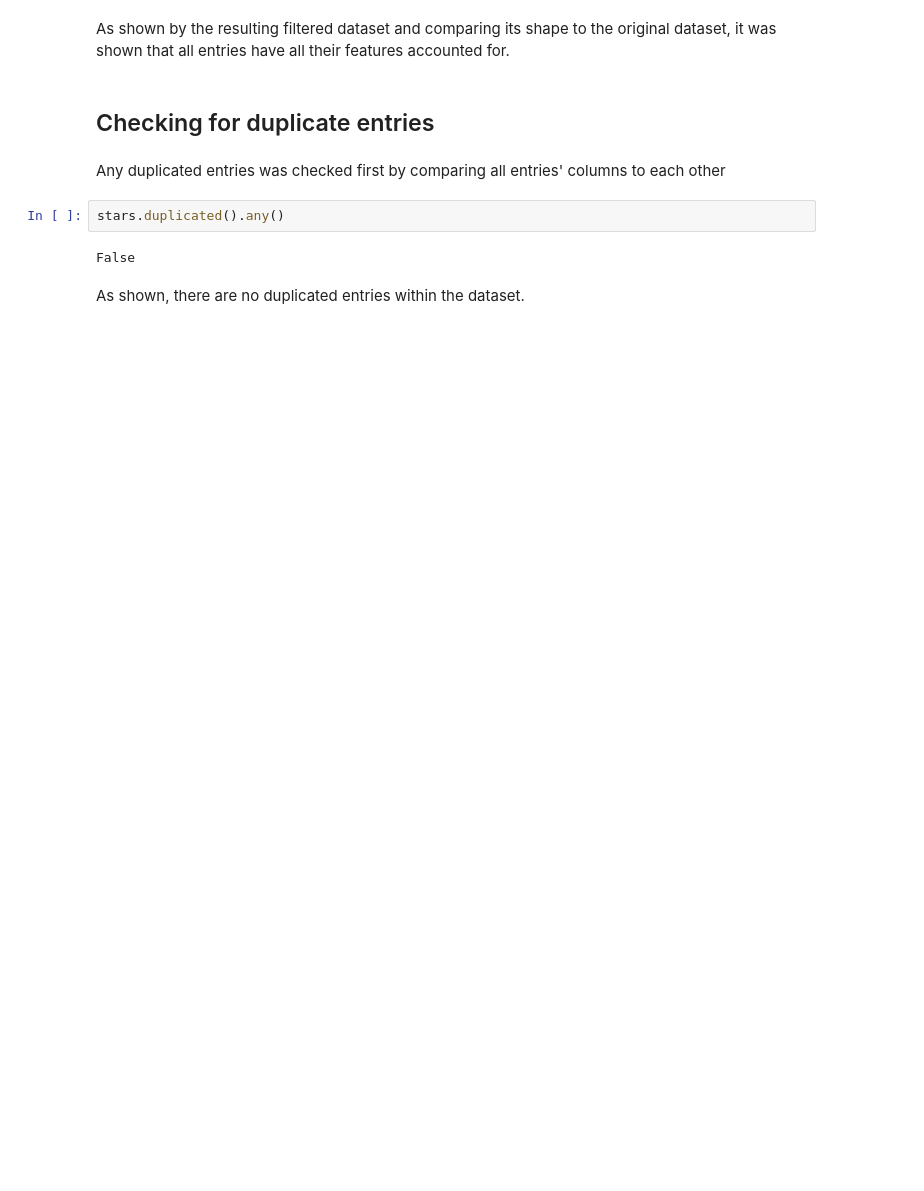
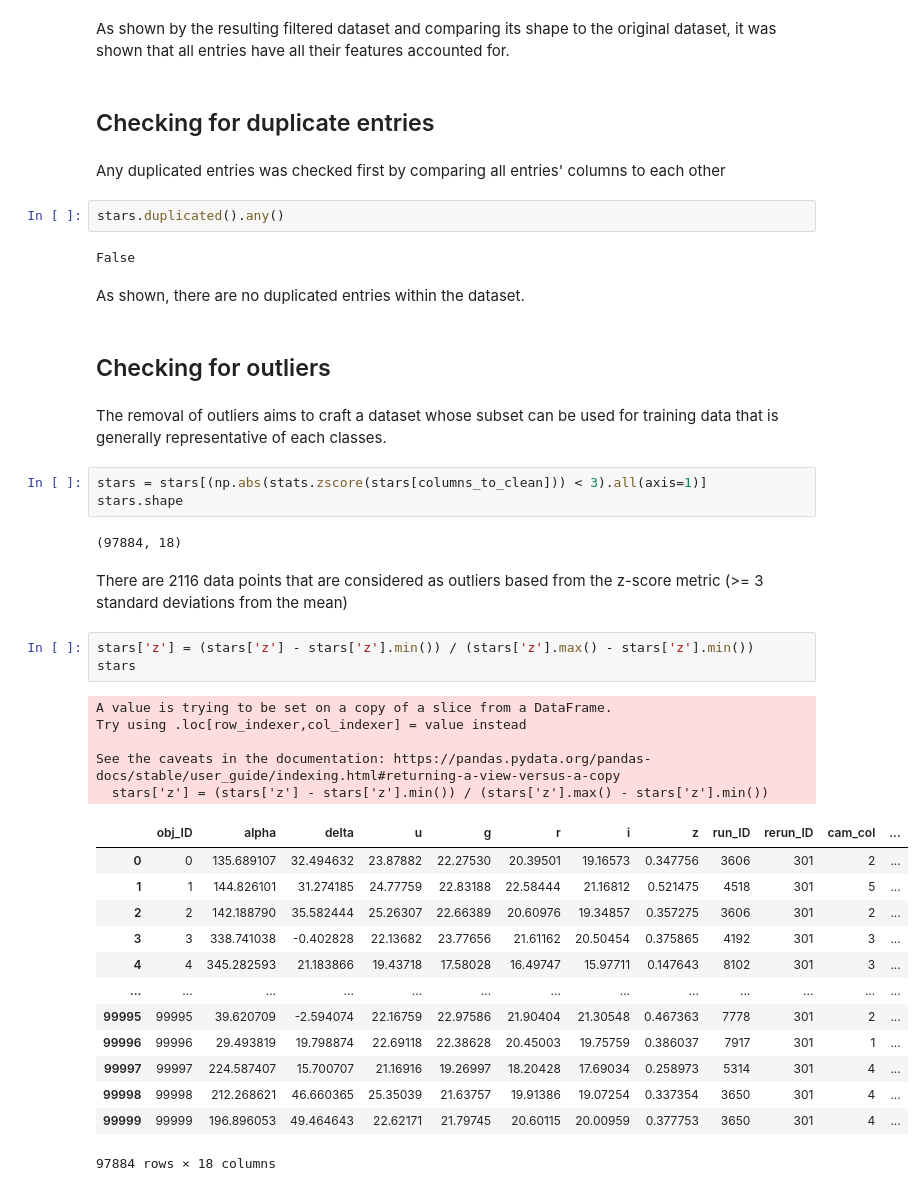
Before and after one commit to Anton1017/STINTSY-MP, a Jupyter notebook: STINTSY MP.ipynb, the cells around one changed output. Drawn from its saved outputs; the diff is of its cells as text; blank space fills up the shorter version.

```diff
--- a/STINTSY MP.ipynb
+++ b/STINTSY MP.ipynb
@@ -110,3 +149,36 @@ stars.duplicated().any()
 False
 # %% [markdown]
 As shown, there are no duplicated entries within the dataset.
+# %% [markdown]
+## Checking for outliers
+# %% [markdown]
+The removal of outliers aims to craft a dataset whose subset can be used for training data that is generally representative of each classes.
+# %%
+stars = stars[(np.abs(stats.zscore(stars[columns_to_clean])) < 3).all(axis=1)]
+stars.shape
+# %% [output]
+(97884, 18)
+# %% [markdown]
+There are 2116 data points that are considered as outliers based from the z-score metric (>= 3 standard deviations from the mean)
+# %%
+stars['z'] = (stars['z'] - stars['z'].min()) / (stars['z'].max() - stars['z'].min())
+stars
+# %% [output]
+A value is trying to be set on a copy of a slice from a DataFrame.
+Try using .loc[row_indexer,col_indexer] = value instead
+
+See the caveats in the documentation: https://pandas.pydata.org/pandas-docs/stable/user_guide/indexing.html#returning-a-view-versus-a-copy
+  stars['z'] = (stars['z'] - stars['z'].min()) / (stars['z'].max() - stars['z'].min())
+|  | obj_ID | alpha | delta | u | g | r | i | z | run_ID | rerun_ID | cam_col | ... |
+| 0 | 0 | 135.689107 | 32.494632 | 23.87882 | 22.27530 | 20.39501 | 19.16573 | 0.347756 | 3606 | 301 | 2 | ... |
+| 1 | 1 | 144.826101 | 31.274185 | 24.77759 | 22.83188 | 22.58444 | 21.16812 | 0.521475 | 4518 | 301 | 5 | ... |
+| 2 | 2 | 142.188790 | 35.582444 | 25.26307 | 22.66389 | 20.60976 | 19.34857 | 0.357275 | 3606 | 301 | 2 | ... |
+| 3 | 3 | 338.741038 | -0.402828 | 22.13682 | 23.77656 | 21.61162 | 20.50454 | 0.375865 | 4192 | 301 | 3 | ... |
+| 4 | 4 | 345.282593 | 21.183866 | 19.43718 | 17.58028 | 16.49747 | 15.97711 | 0.147643 | 8102 | 301 | 3 | ... |
+| ... | ... | ... | ... | ... | ... | ... | ... | ... | ... | ... | ... | ... |
+| 99995 | 99995 | 39.620709 | -2.594074 | 22.16759 | 22.97586 | 21.90404 | 21.30548 | 0.467363 | 7778 | 301 | 2 | ... |
+| 99996 | 99996 | 29.493819 | 19.798874 | 22.69118 | 22.38628 | 20.45003 | 19.75759 | 0.386037 | 7917 | 301 | 1 | ... |
+| 99997 | 99997 | 224.587407 | 15.700707 | 21.16916 | 19.26997 | 18.20428 | 17.69034 | 0.258973 | 5314 | 301 | 4 | ... |
+| 99998 | 99998 | 212.268621 | 46.660365 | 25.35039 | 21.63757 | 19.91386 | 19.07254 | 0.337354 | 3650 | 301 | 4 | ... |
+| 99999 | 99999 | 196.896053 | 49.464643 | 22.62171 | 21.79745 | 20.60115 | 20.00959 | 0.377753 | 3650 | 301 | 4 | ... |
+97884 rows × 18 columns
```
Also changed, not shown: parts of 12 cells of this notebook.
